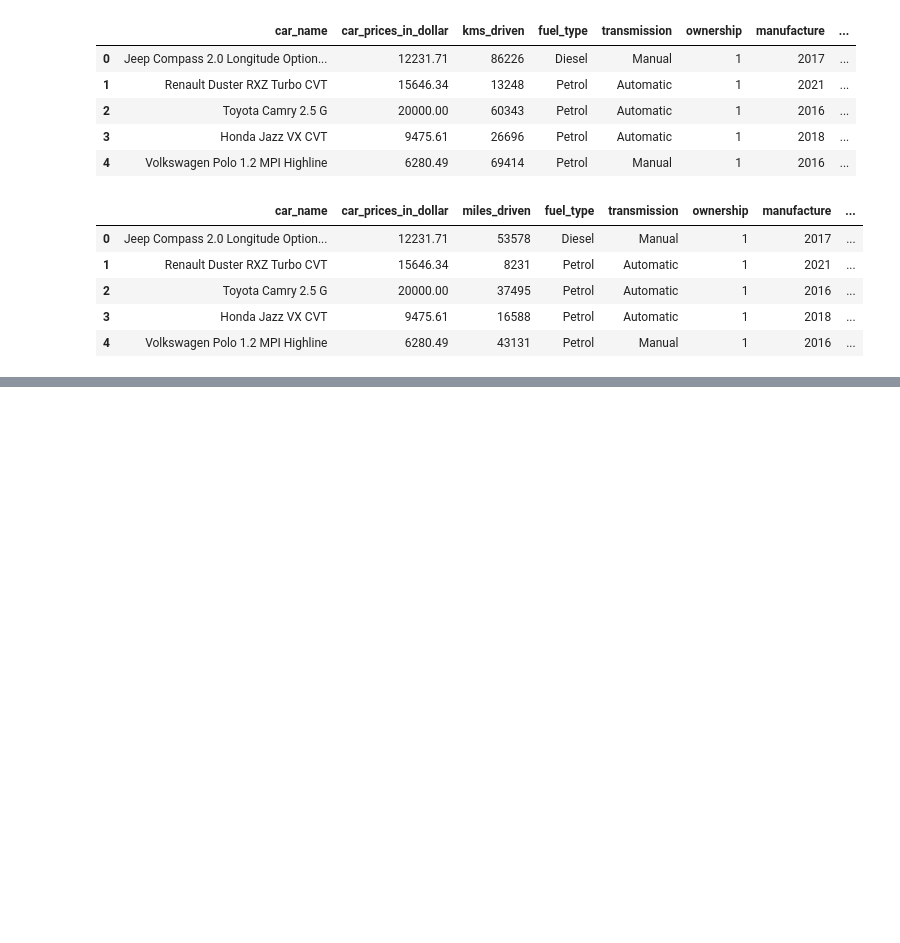
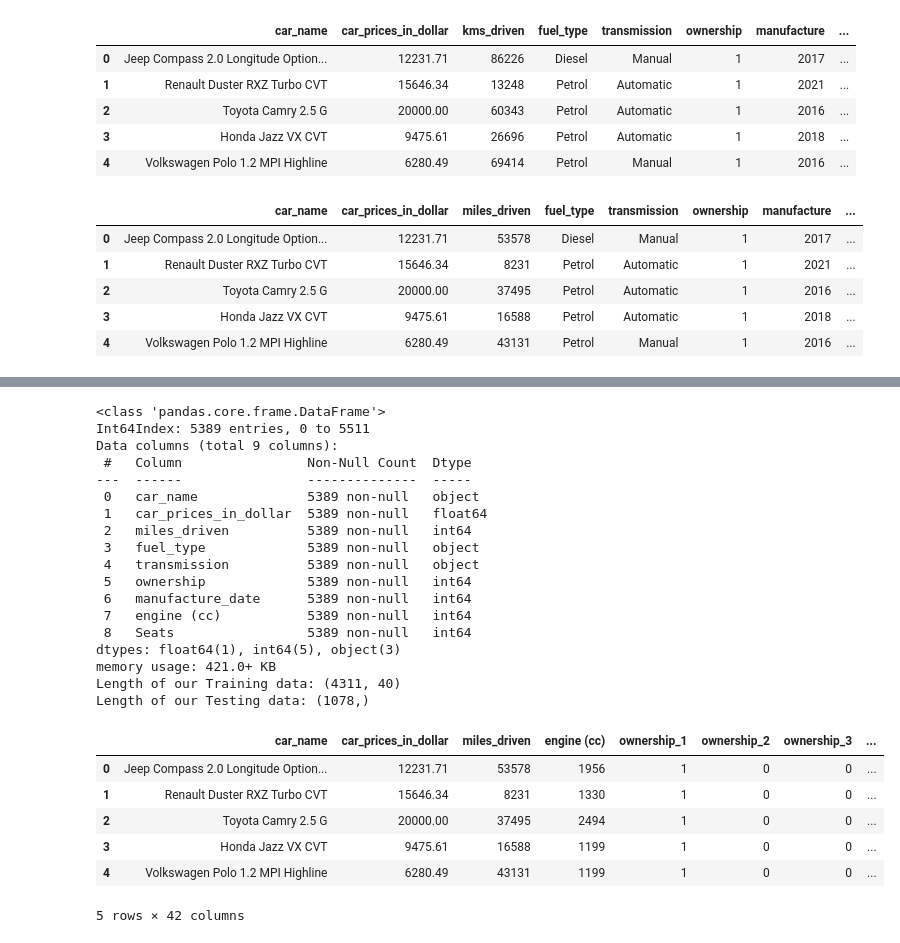
Before and after one commit to AlexeyAulov/predicting-old-car-prices, a Jupyter notebook: Neural_Network.ipynb, the cells around one changed output, grey strips where cells are left out. Drawn from its saved outputs; the diff is of its cells as text; code cells hidden in the pictures; blank space fills up the shorter version.

```diff
--- a/Neural_Network.ipynb
+++ b/Neural_Network.ipynb
@@ -311,0 +330,38 @@ df.head()
+# %%
+df.info()
+df = pd.get_dummies(df, columns=['ownership','transmission','fuel_type','Seats','manufacture_date'], drop_first=True)
+
+y = df['car_prices_in_dollar']
+X = df.drop(columns=['car_prices_in_dollar','car_name'])
+
+
+X_train, X_test, y_train, y_test = train_test_split(X, y, test_size=0.2, random_state=45)
+
+print('Length of our Training data:', X_train.shape, '\nLength of our Testing data:', y_test.shape)
+df.head()
+# %% [output]
+<class 'pandas.core.frame.DataFrame'>
+Int64Index: 5389 entries, 0 to 5511
+Data columns (total 9 columns):
+ #   Column                Non-Null Count  Dtype
+---  ------                --------------  -----
+ 0   car_name              5389 non-null   object
+ 1   car_prices_in_dollar  5389 non-null   float64
+ 2   miles_driven          5389 non-null   int64
+ 3   fuel_type             5389 non-null   object
+ 4   transmission          5389 non-null   object
+ 5   ownership             5389 non-null   int64
+ 6   manufacture_date      5389 non-null   int64
+ 7   engine (cc)           5389 non-null   int64
+ 8   Seats                 5389 non-null   int64
+dtypes: float64(1), int64(5), object(3)
+memory usage: 421.0+ KB
+Length of our Training data: (4311, 40)
+Length of our Testing data: (1078,)
+|  | car_name | car_prices_in_dollar | miles_driven | engine (cc) | ownership_1 | ownership_2 | ownership_3 | ... |
+| 0 | Jeep Compass 2.0 Longitude Option... | 12231.71 | 53578 | 1956 | 1 | 0 | 0 | ... |
+| 1 | Renault Duster RXZ Turbo CVT | 15646.34 | 8231 | 1330 | 1 | 0 | 0 | ... |
+| 2 | Toyota Camry 2.5 G | 20000.00 | 37495 | 2494 | 1 | 0 | 0 | ... |
+| 3 | Honda Jazz VX CVT | 9475.61 | 16588 | 1199 | 1 | 0 | 0 | ... |
+| 4 | Volkswagen Polo 1.2 MPI Highline | 6280.49 | 43131 | 1199 | 1 | 0 | 0 | ... |
+5 rows × 42 columns
```
Also changed, not shown: parts of 9 cells of this notebook.
